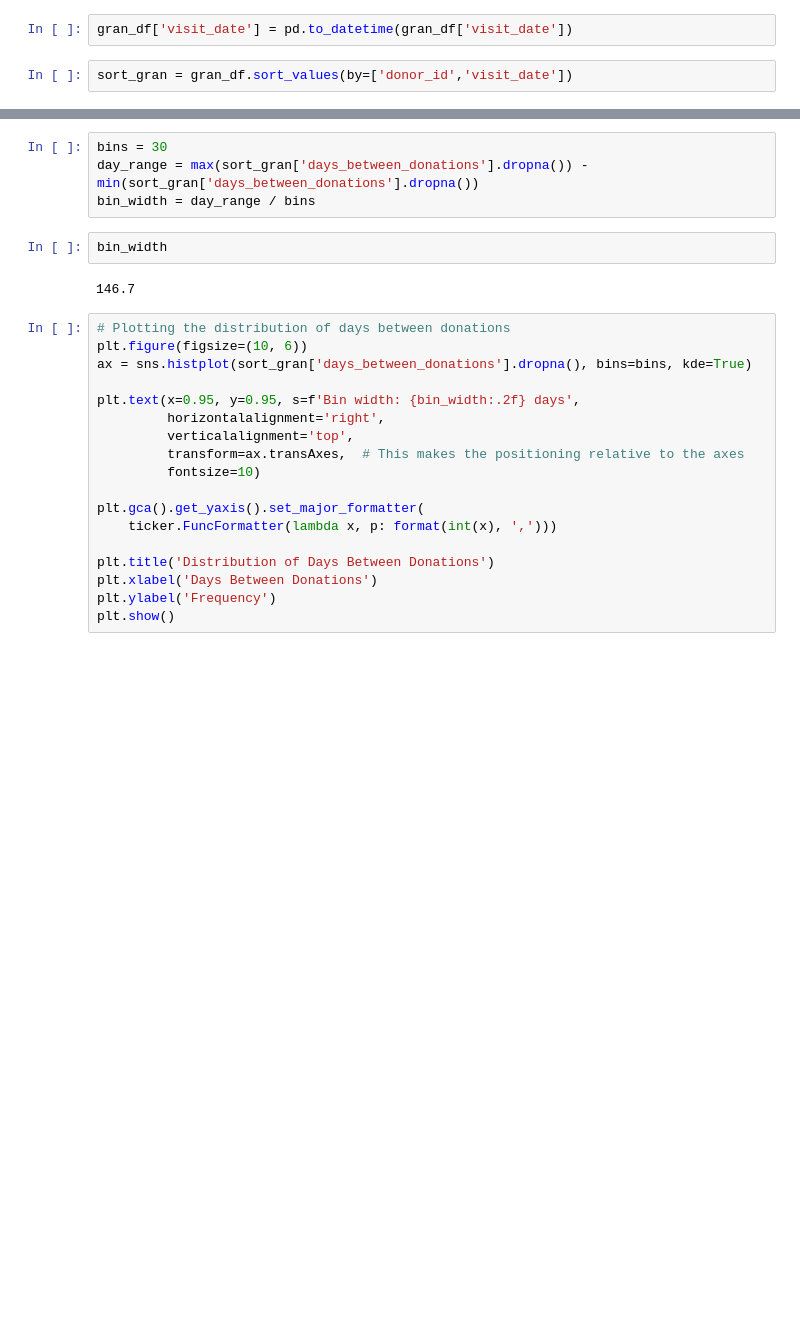
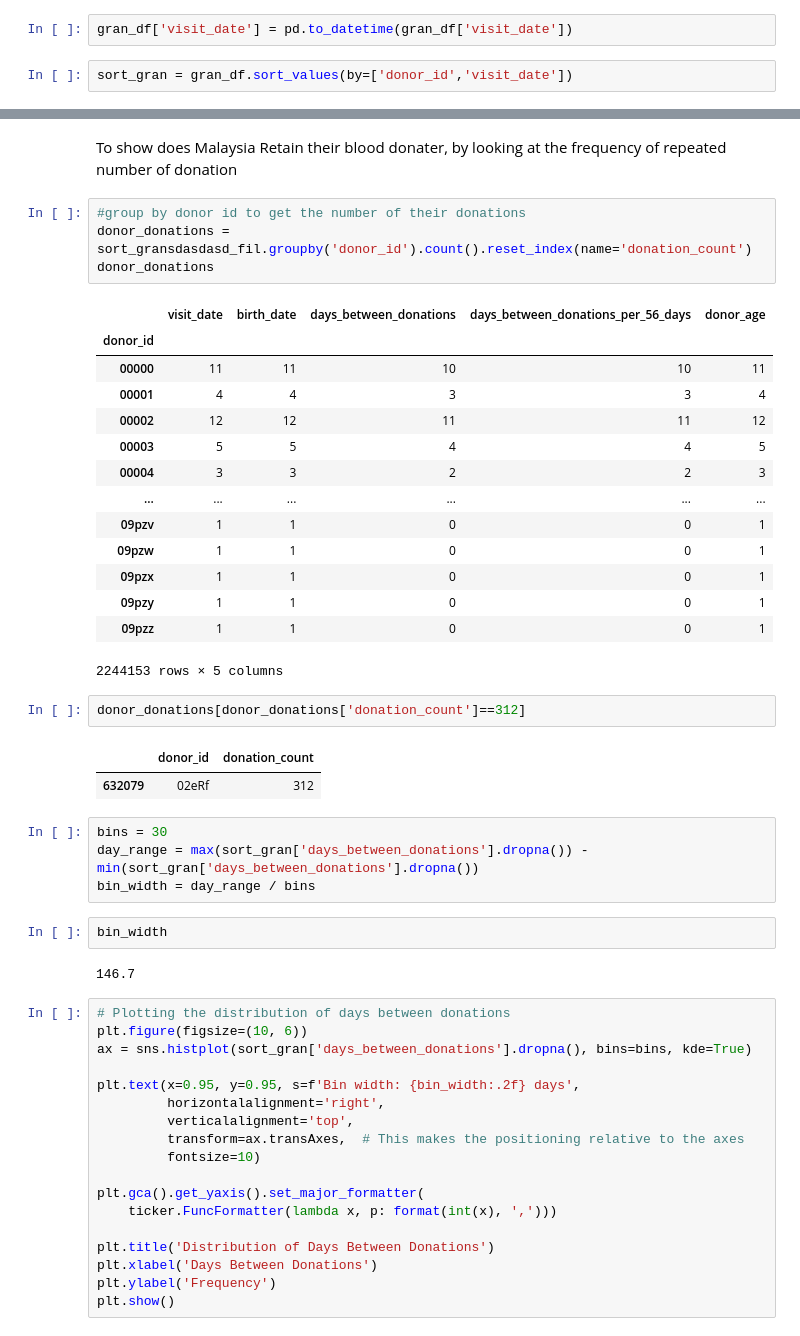
Before and after one commit to adleefuad/blood_donation, a Jupyter notebook: EDA.ipynb, the cells around one changed output, grey strips where cells are left out. Saved outputs shown, nothing was run; the diff lists cells and outputs as text; blank space fills up the shorter version.

```diff
--- a/EDA.ipynb
+++ b/EDA.ipynb
@@ -72,3 +99,29 @@ sort_gran
+# %% [markdown]
+To show does Malaysia Retain their blood donater, by looking at the frequency of repeated number of donation
+# %%
+#group by donor id to get the number of their donations
+donor_donations = sort_gransdasdasd_fil.groupby('donor_id').count().reset_index(name='donation_count')
+donor_donations
+# %% [output]
+|  | visit_date | birth_date | days_between_donations | days_between_donations_per_56_days | donor_age |
+| donor_id |  |  |  |  |  |
+| 00000 | 11 | 11 | 10 | 10 | 11 |
+| 00001 | 4 | 4 | 3 | 3 | 4 |
+| 00002 | 12 | 12 | 11 | 11 | 12 |
+| 00003 | 5 | 5 | 4 | 4 | 5 |
+| 00004 | 3 | 3 | 2 | 2 | 3 |
+| ... | ... | ... | ... | ... | ... |
+| 09pzv | 1 | 1 | 0 | 0 | 1 |
+| 09pzw | 1 | 1 | 0 | 0 | 1 |
+| 09pzx | 1 | 1 | 0 | 0 | 1 |
+| 09pzy | 1 | 1 | 0 | 0 | 1 |
+| 09pzz | 1 | 1 | 0 | 0 | 1 |
+2244153 rows × 5 columns
+# %%
+donor_donations[donor_donations['donation_count']==312]
+# %% [output]
+|  | donor_id | donation_count |
+| 632079 | 02eRf | 312 |
 # %%
 bins = 30
 day_range = max(sort_gran['days_between_donations'].dropna()) - min(sort_gran['days_between_donations'].dropna())
```
Also changed, not shown: parts of 10 cells of this notebook.
